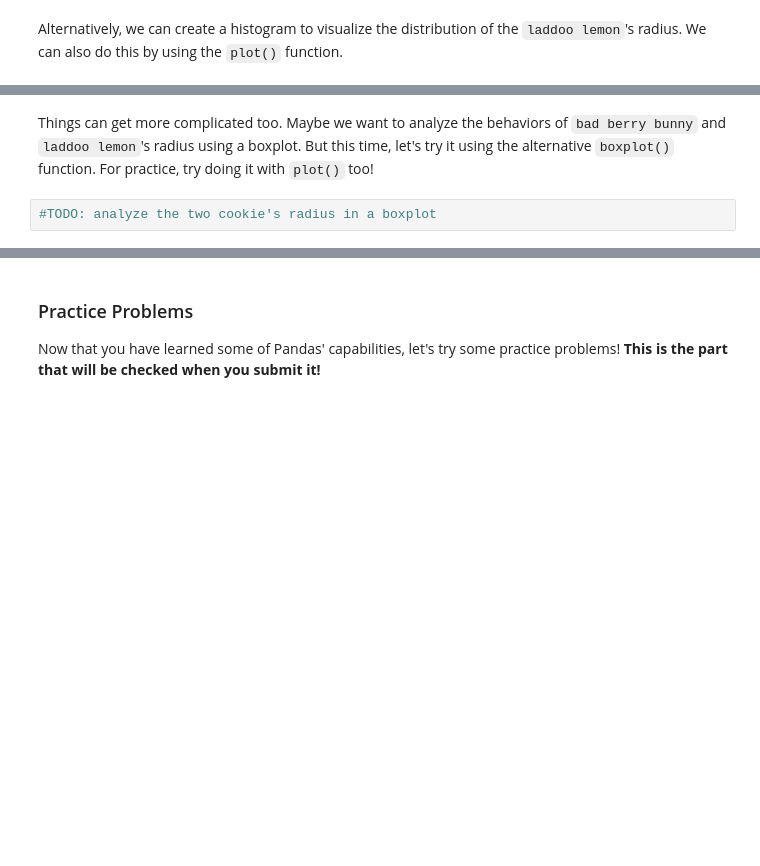
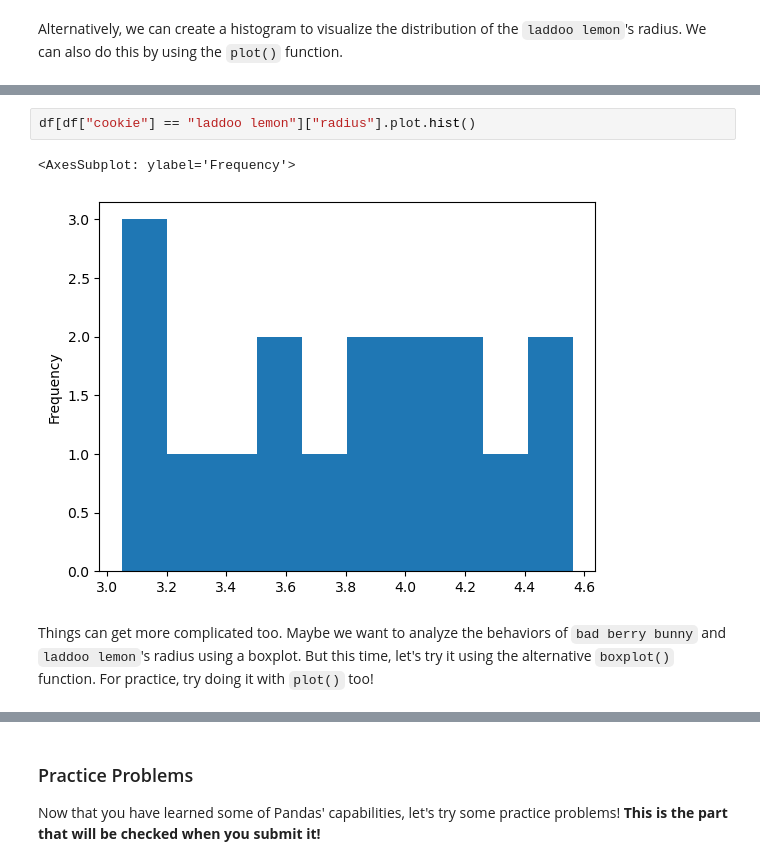
Before and after one commit to shivi-9/CS506-Spring2023, a Jupyter notebook: labs/02-lab/lab02.ipynb, the cells around one changed output, grey strips where cells are left out. Cells and saved outputs as stored; diff of their text form; blank space fills up the shorter version.

```diff
--- a/labs/02-lab/lab02.ipynb
+++ b/labs/02-lab/lab02.ipynb
@@ -212,4 +244,7 @@ Alternatively, we can create a histogram to visualize the distribution of the `l
+# %%
+df[df["cookie"] == "laddoo lemon"]["radius"].plot.hist()
+# %% [output]
+<AxesSubplot: ylabel='Frequency'>
+[figure, added]
 # %% [markdown]
 Things can get more complicated too. Maybe we want to analyze the behaviors of `bad berry bunny` and `laddoo lemon`'s radius using a boxplot. But this time, let's try it using the alternative `boxplot()` function. For practice, try doing it with `plot()` too!
-# %%
-#TODO: analyze the two cookie's radius in a boxplot
```
Also changed, not shown: parts of 52 cells of this notebook, 1 other file.
